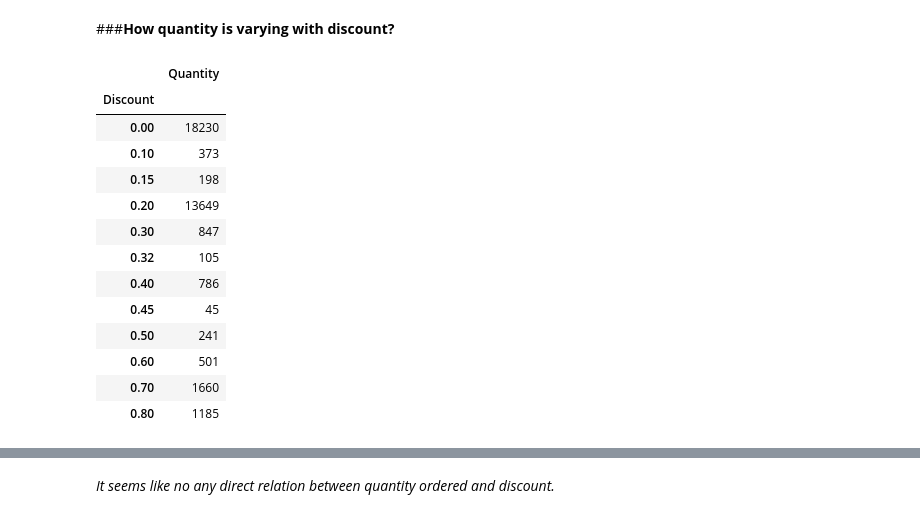
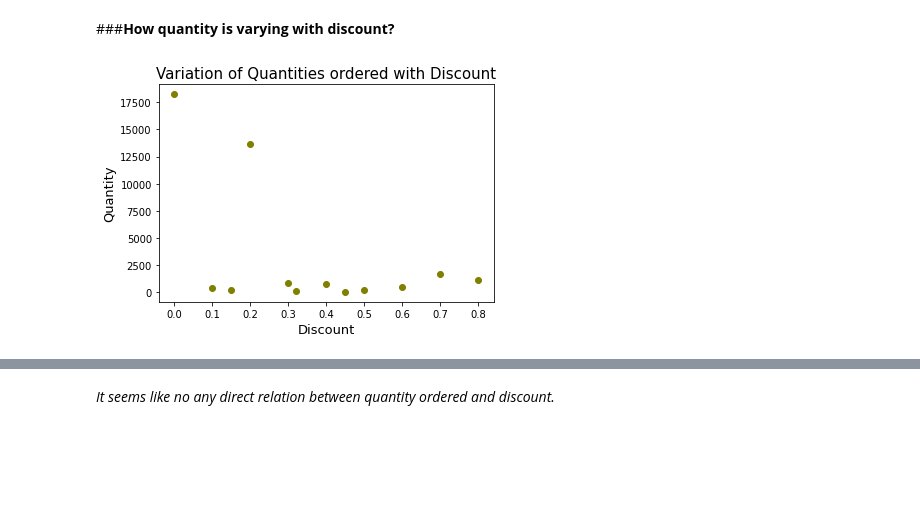
Before and after one commit to kiran9615/EDA_on_Sample_Superstore, a Jupyter notebook: task_3_EDA_on_Sample_Superstore.ipynb, the cells around one changed output, grey strips where cells are left out. Cells and saved outputs as stored; diff of their text form; code cells hidden in the pictures; blank space fills up the shorter version.

```diff
--- a/task_3_EDA_on_Sample_Superstore.ipynb
+++ b/task_3_EDA_on_Sample_Superstore.ipynb
@@ -768,22 +736,13 @@ plt.show()
 # %% [markdown]
 ###**How quantity is varying with discount?**
 # %%
-#----------------------Block 39----------------------------------
+#----------------------Block 36----------------------------------
 
-discount_quantity_relation_df=superstore_df.groupby('Discount').agg({'Quantity':'sum'}) #grouping by discount and calculating no. of quantities shipped
-discount_quantity_relation_df
+discount_quantity_relation_df=superstore_df.groupby('Discount').agg({'Quantity':'sum'}).reset_index() #grouping by discount and calculating no. of quantities shipped
+plt.scatter(x=discount_quantity_relation_df['Discount'],y=discount_quantity_relation_df['Quantity'],color='olive') #line plot
+plt.title('Variation of Quantities ordered with Discount',fontsize=15)
+plt.xlabel('Discount',fontsize=13)
+plt.ylabel('Quantity',fontsize=13)
+plt.show()
 # %% [output]
-|  | Quantity |
-| Discount |  |
-| 0.00 | 18230 |
-| 0.10 | 373 |
-| 0.15 | 198 |
-| 0.20 | 13649 |
-| 0.30 | 847 |
-| 0.32 | 105 |
-| 0.40 | 786 |
-| 0.45 | 45 |
-| 0.50 | 241 |
-| 0.60 | 501 |
-| 0.70 | 1660 |
-| 0.80 | 1185 |
+[figure, added]
```
Also changed, not shown: parts of 26 cells of this notebook.
